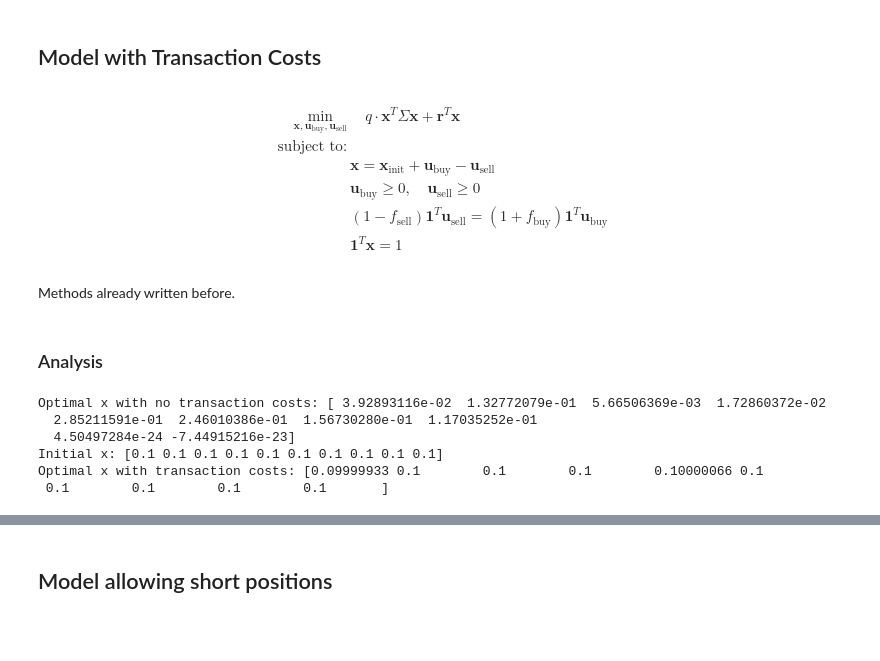
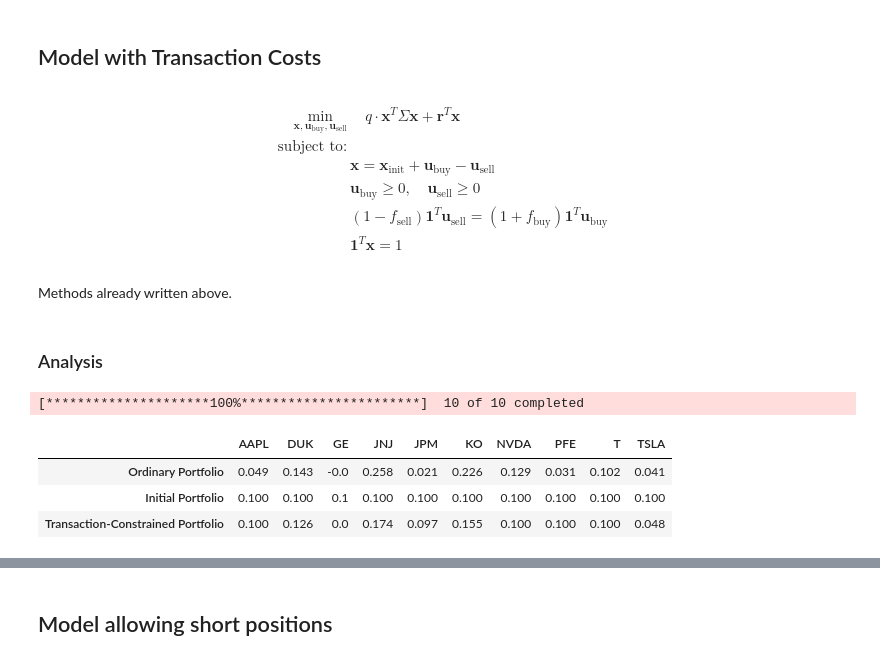
Before and after one commit to jchhong/math441-convex-opt, a Jupyter notebook: main.ipynb, the cells around one changed output, grey strips where cells are left out. Cells and saved outputs as stored; diff of their text form; code cells hidden in the pictures; blank space fills up the shorter version.

```diff
--- a/main.ipynb
+++ b/main.ipynb
@@ -113,34 +105,38 @@ class Portfolio:
 # %% [markdown]
 ## Model with Transaction Costs
 # %% [markdown]
-\begin{align}
+\begin{align*}
     \min_{\mathbf{x}, \mathbf{u}_{\text{buy}}, \mathbf{u}_{\text{sell}}} & \quad q\cdot \mathbf{x}^T \Sigma \mathbf{x} + \mathbf{r}^T \mathbf{x}\\
     \text{subject to:} & \\
     & \mathbf{x} = \mathbf{x}_{\text{init}} + \mathbf{u}_{\text{buy}} - \mathbf{u}_{\text{sell}} \\
     & \mathbf{u}_{\text{buy}} \ge 0, \quad \mathbf{u}_{\text{sell}} \ge 0 \\
     & (1 - f_{\text{sell}}) \mathbf{1}^T \mathbf{u}_{\text{sell}} = (1 + f_{\text{buy}}) \mathbf{1}^T \mathbf{u}_{\text{buy}} \\
     & \mathbf{1}^T \mathbf{x} = 1
-\end{align}
+\end{align*}
 # %% [markdown]
-Methods already written before.
+Methods already written above.
 # %% [markdown]
 ### Analysis
 # %%
-assets = ["TSLA", "NVDA", "AAPL", "JPM", "JNJ", "KO", "DUK", "T", "GE", "PFE"]
-portfolio = Portfolio(assets,"10y",10)
+tickers = ["TSLA", "NVDA", "AAPL", "JPM", "JNJ", "KO", "DUK", "T", "GE", "PFE"]
+portfolio = Portfolio(tickers,"2014-12-31","2024-12-31",10)
 opt_x = portfolio.calculate_optimal_x()
 x_init = np.full(10, 0.1)
-opt_x_trans, *_ = portfolio.calculate_optimal_with_transaction_costs(x_init,0.01,0.01)
-print(f"Optimal x with no transaction costs: {opt_x}\n"
-      f"Initial x: {x_init}\n"
-      f"Optimal x with transaction costs: {opt_x_trans}\n")
+opt_x_trans, *_ = portfolio.calculate_optimal_with_transaction_costs(x_init,0.0001,0.0001)
+
+result_df = pd.DataFrame(
+    [opt_x, x_init, opt_x_trans],
+    columns=portfolio.get_tickers(),
+    index=["Ordinary Portfolio", "Initial Portfolio", "Transaction-Constrained Portfolio"]
+).round(3)
+
+result_df
 # %% [output]
-Optimal x with no transaction costs: [ 3.92893116e-02  1.32772079e-01  5.66506369e-03  1.72860372e-02
-  2.85211591e-01  2.46010386e-01  1.56730280e-01  1.17035252e-01
-  4.50497284e-24 -7.44915216e-23]
-Initial x: [0.1 0.1 0.1 0.1 0.1 0.1 0.1 0.1 0.1 0.1]
-Optimal x with transaction costs: [0.09999933 0.1        0.1        0.1        0.10000066 0.1
- 0.1        0.1        0.1        0.1       ]
+[*********************100%***********************]  10 of 10 completed
+|  | AAPL | DUK | GE | JNJ | JPM | KO | NVDA | PFE | T | TSLA |
+| Ordinary Portfolio | 0.049 | 0.143 | -0.0 | 0.258 | 0.021 | 0.226 | 0.129 | 0.031 | 0.102 | 0.041 |
+| Initial Portfolio | 0.100 | 0.100 | 0.1 | 0.100 | 0.100 | 0.100 | 0.100 | 0.100 | 0.100 | 0.100 |
+| Transaction-Constrained Portfolio | 0.100 | 0.126 | 0.0 | 0.174 | 0.097 | 0.155 | 0.100 | 0.100 | 0.100 | 0.048 |
 # %%
 plt.figure(figsize=(10, 6))
 plt.plot(risks_no_costs, returns_no_costs, 'o-', label='Without Transaction Costs')
```
Also changed, not shown: parts of 12 cells of this notebook.
